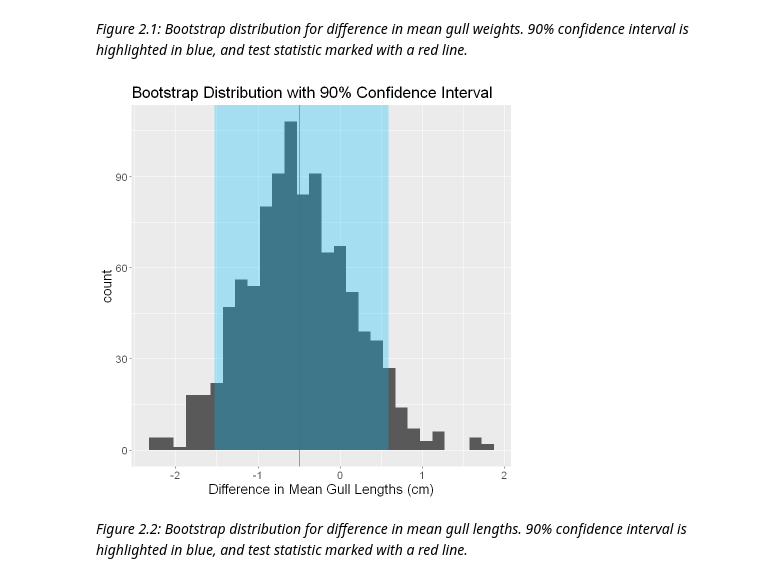
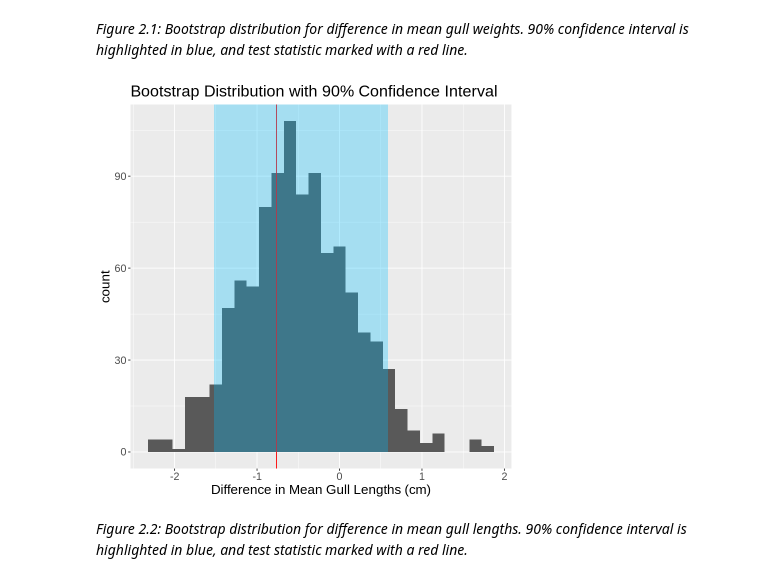
Before and after one commit to maggie63/stat-201-group-4, a Jupyter notebook: project_report.ipynb, the cells around one changed output. Saved outputs shown, nothing was run; the diff lists cells and outputs as text; code cells hidden in the pictures.

```diff
--- a/project_report.ipynb
+++ b/project_report.ipynb
@@ -360,19 +356,19 @@ diff_in_mean_weights_ci_plot
 # %% [markdown]
 *Figure 2.1: Bootstrap distribution for difference in mean gull weights. 90% confidence interval is highlighted in blue, and test statistic marked with a red line.*
-# %%
-diff_in_means_ci_plot <- diff_in_mean_lengths_bootstrap_dist |>
-    ggplot(aes(x = stat)) +
-    geom_histogram(binwidth = 0.15) +
-    geom_vline(xintercept = length_test$estimate[1], colour = "red") +
-    annotate("rect", xmin = diff_in_mean_lengths_ci$lower_ci, xmax = diff_in_mean_lengths_ci$upper_ci, ymin = 0, ymax = Inf,
-             fill = "deepskyblue",
-             alpha = 0.3) +
-    labs(title = "Bootstrap Distribution with 90% Confidence Interval",
-         x = "Difference in Mean Gull Lengths (cm)") +
-    theme(text = element_text(size=16))
-diff_in_means_ci_plot
-# %% [output]
-[figure, removed]
+# %%
+diff_in_means_ci_plot <- diff_in_mean_lengths_bootstrap_dist |>
+    ggplot(aes(x = stat)) +
+    geom_histogram(binwidth = 0.15) +
+    geom_vline(xintercept = length_test$statistic[1], colour = "red") +
+    annotate("rect", xmin = diff_in_mean_lengths_ci$lower_ci, xmax = diff_in_mean_lengths_ci$upper_ci, ymin = 0, ymax = Inf,
+             fill = "deepskyblue",
+             alpha = 0.3) +
+    labs(title = "Bootstrap Distribution with 90% Confidence Interval",
+         x = "Difference in Mean Gull Lengths (cm)") +
+    theme(text = element_text(size=16))
+diff_in_means_ci_plot
+# %% [output]
+[figure, added]
 # %% [markdown]
 *Figure 2.2: Bootstrap distribution for difference in mean gull lengths. 90% confidence interval is highlighted in blue, and test statistic marked with a red line.*
 # %% [markdown]
```
Also changed, not shown: parts of 6 cells of this notebook.
